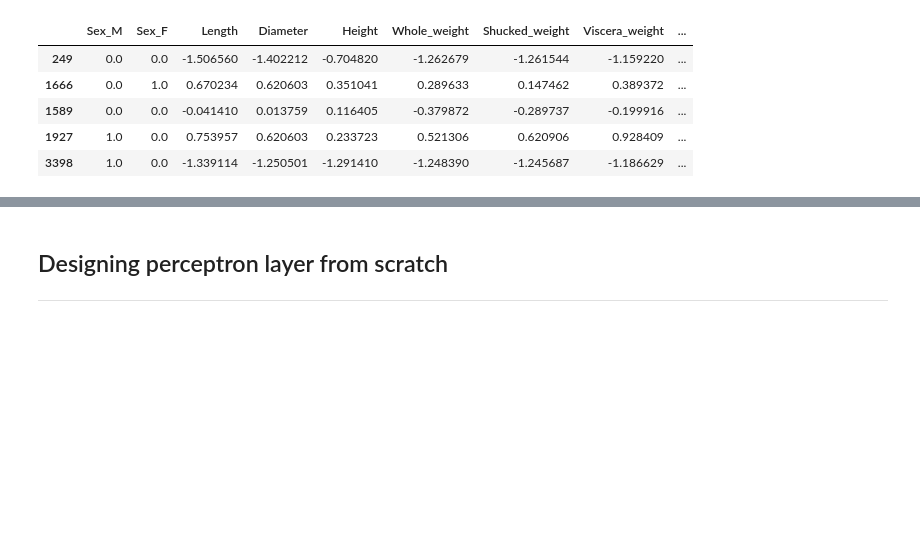
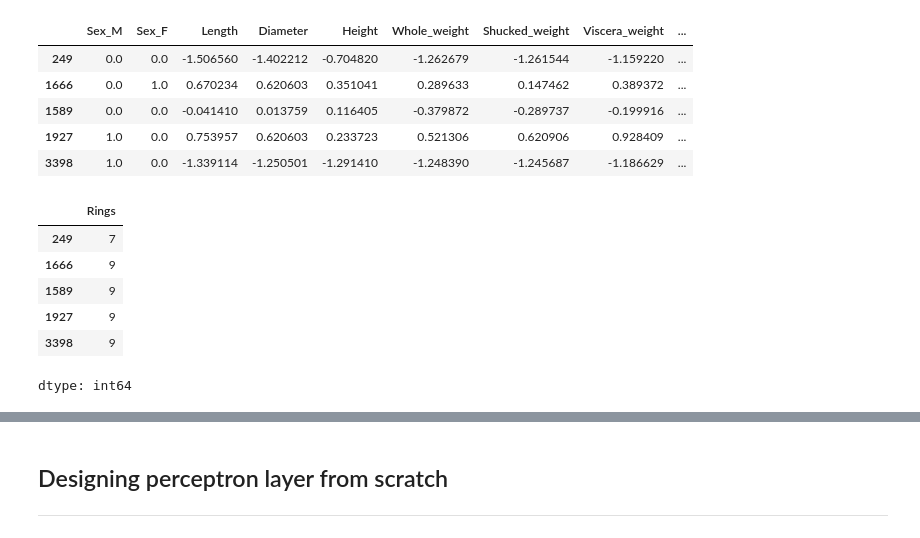
Before and after one commit to ikabrain/UCS761-Deep-Learning-Lab, a Jupyter notebook: DL_assign4.ipynb, the cells around one changed output, grey strips where cells are left out. Saved outputs shown, nothing was run; the diff lists cells and outputs as text; code cells hidden in the pictures; blank space fills up the shorter version.

```diff
--- a/DL_assign4.ipynb
+++ b/DL_assign4.ipynb
@@ -213,3 +216,13 @@ X_train.head()
 | 1589 | 0.0 | 0.0 | -0.041410 | 0.013759 | 0.116405 | -0.379872 | -0.289737 | -0.199916 | ... |
 | 1927 | 1.0 | 0.0 | 0.753957 | 0.620603 | 0.233723 | 0.521306 | 0.620906 | 0.928409 | ... |
 | 3398 | 1.0 | 0.0 | -1.339114 | -1.250501 | -1.291410 | -1.248390 | -1.245687 | -1.186629 | ... |
+# %%
+y_train.head()
+# %% [output]
+|  | Rings |
+| 249 | 7 |
+| 1666 | 9 |
+| 1589 | 9 |
+| 1927 | 9 |
+| 3398 | 9 |
+dtype: int64
```
Also changed, not shown: parts of 28 cells of this notebook, 1 other file.
